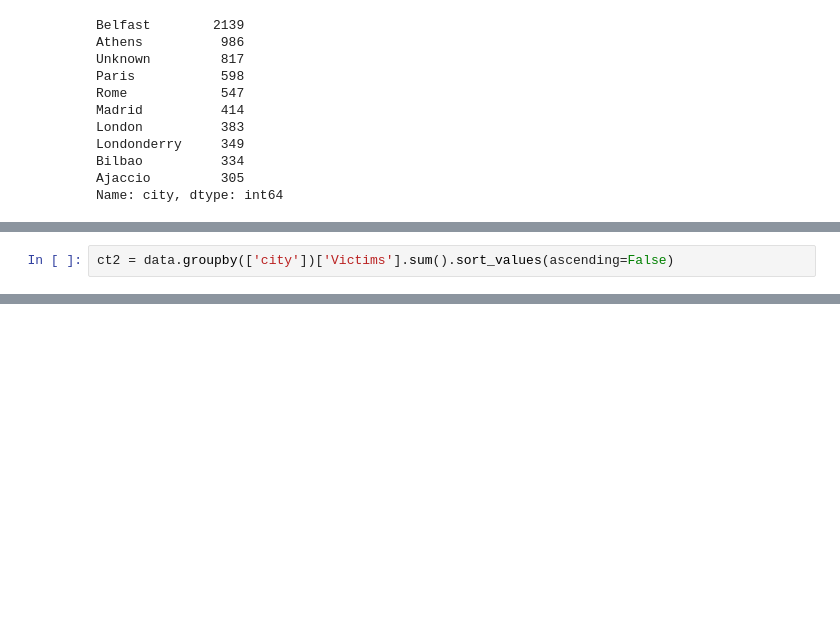
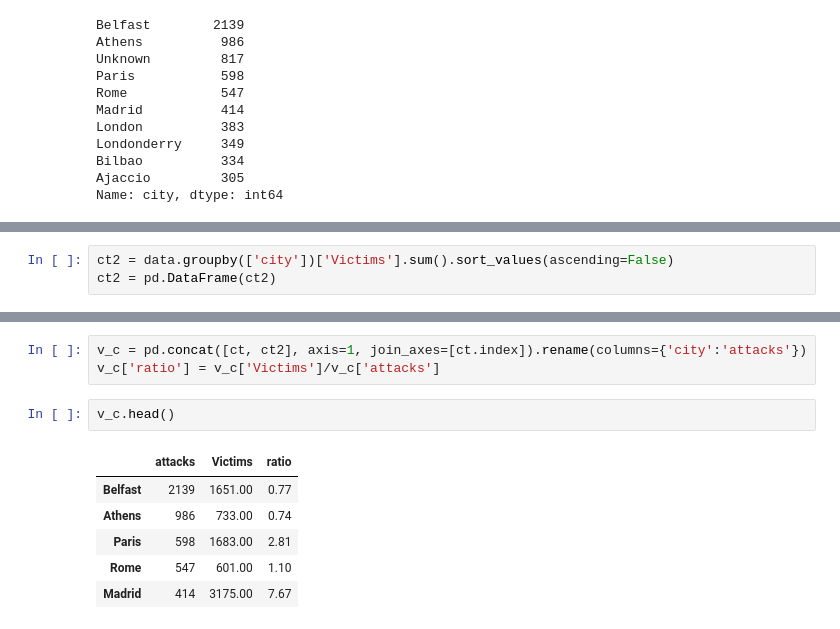
Before and after one commit to JakubPluta/EDA-ML, a Jupyter notebook: Global Terrorism Europe.ipynb, the cells around one changed output, grey strips where cells are left out. Cells and saved outputs as stored; diff of their text form; blank space fills up the shorter version.

```diff
--- a/Global Terrorism Europe.ipynb
+++ b/Global Terrorism Europe.ipynb
@@ -536,3 +536,4 @@ py.iplot(figure)
 [interactive output not drawn]
 # %%
 ct2 = data.groupby(['city'])['Victims'].sum().sort_values(ascending=False)
+ct2 = pd.DataFrame(ct2)
@@ -538,0 +550,12 @@ ct2 = data.groupby(['city'])['Victims'].sum().sort_values(ascending=False)
+# %%
+v_c = pd.concat([ct, ct2], axis=1, join_axes=[ct.index]).rename(columns={'city':'attacks'})
+v_c['ratio'] = v_c['Victims']/v_c['attacks']
+# %%
+v_c.head()
+# %% [output]
+|  | attacks | Victims | ratio |
+| Belfast | 2139 | 1651.00 | 0.77 |
+| Athens | 986 | 733.00 | 0.74 |
+| Paris | 598 | 1683.00 | 2.81 |
+| Rome | 547 | 601.00 | 1.10 |
+| Madrid | 414 | 3175.00 | 7.67 |
```
Also changed, not shown: parts of 5 cells of this notebook.
